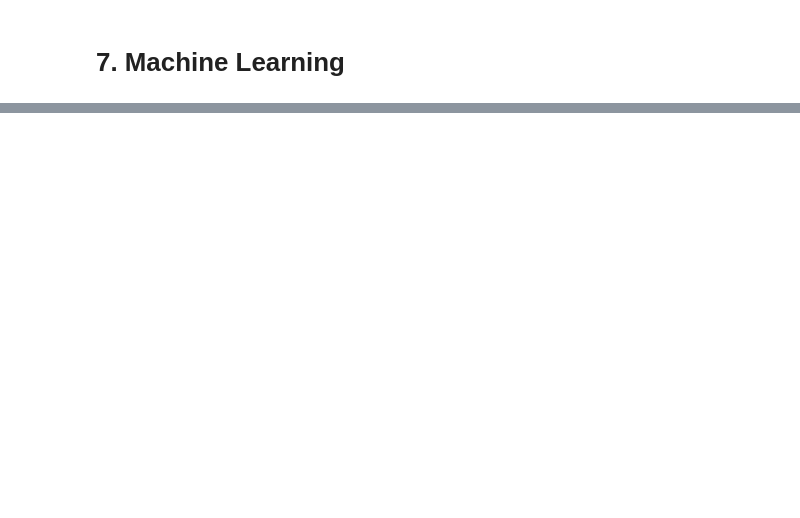
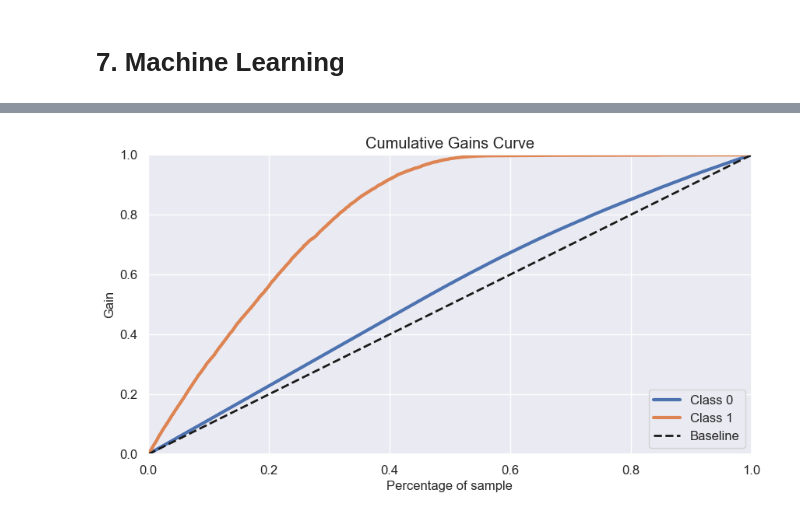
Before and after one commit to m4theus4ndr4de/classification-health-insurance-cross-sell, a Jupyter notebook: notebooks/model-development.ipynb, the cells around one changed output, grey strips where cells are left out. Saved outputs shown, nothing was run; the diff lists cells and outputs as text; code cells hidden in the pictures; blank space fills up the shorter version.

```diff
--- a/notebooks/model-development.ipynb
+++ b/notebooks/model-development.ipynb
@@ -528,0 +623,14 @@ plt.show()
+# %%
+# model definition
+model_xgb = xgb.XGBClassifier()
+
+# model fit
+model_xgb.fit(x_train, y_train)
+
+# model predict
+yhat_xgb = model_xgb.predict_proba(x_val)
+# %%
+# Accumulative Gain
+skplt.metrics.plot_cumulative_gain(y_val, yhat_xgb);
+# %% [output]
+[figure, added]
```
Also changed, not shown: parts of 16 cells of this notebook.
